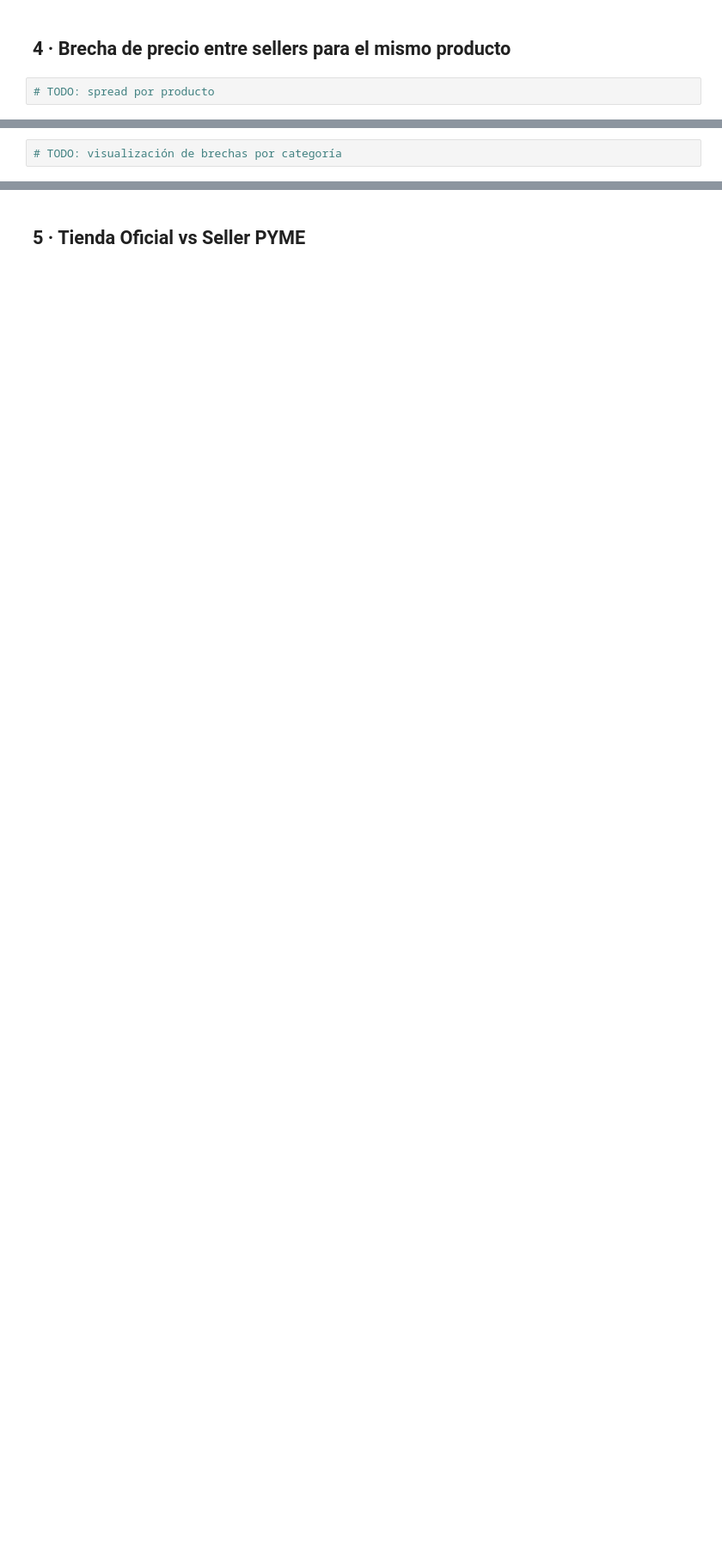
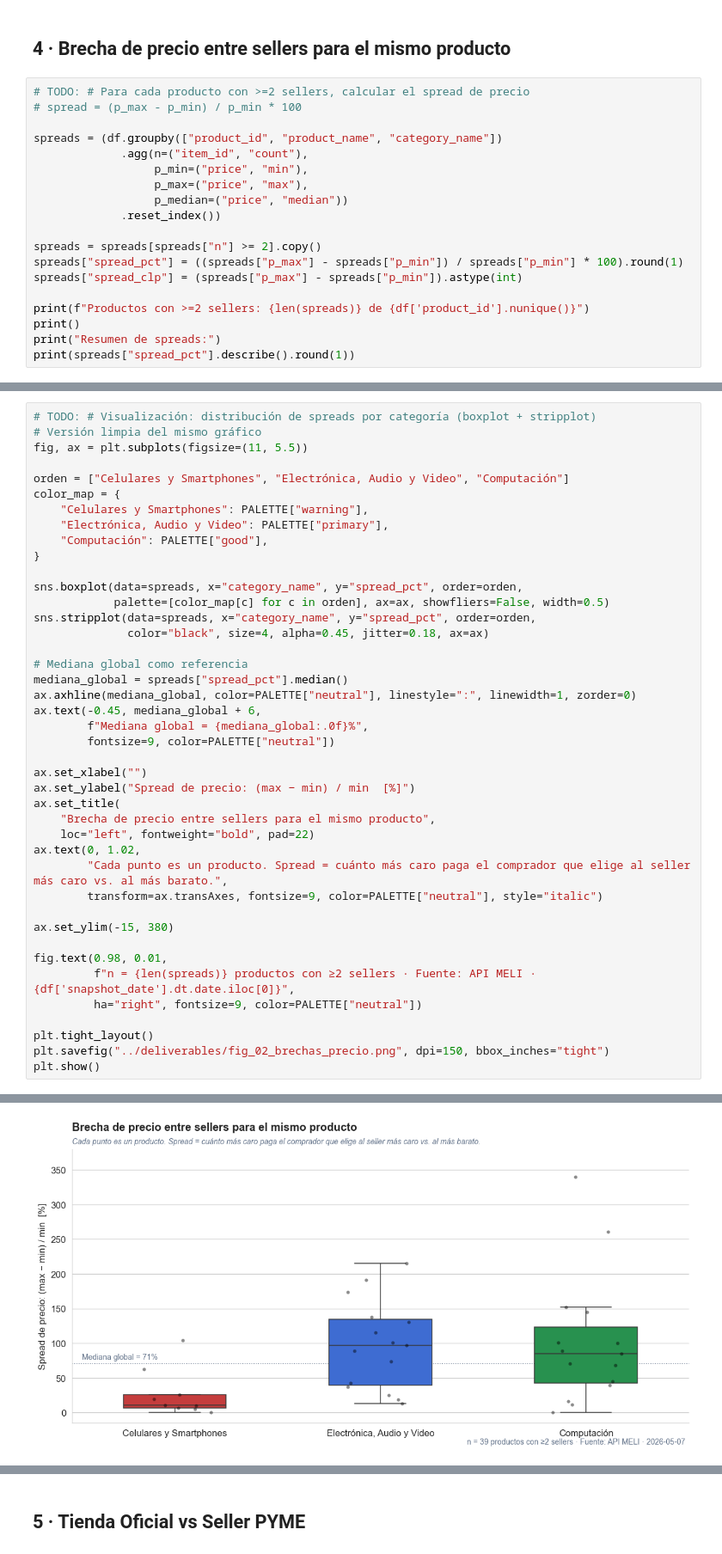
Before and after one commit to JulioPradenas/pricing-health-check-mlc, a Jupyter notebook: notebooks/01_eda.ipynb, the cells around one changed output, grey strips where cells are left out. Shown at 86% size. Drawn from its saved outputs; the diff is of its cells as text; blank space fills up the shorter version.

```diff
--- a/notebooks/01_eda.ipynb
+++ b/notebooks/01_eda.ipynb
@@ -72,4 +148,21 @@ df.info()
 # %% [markdown]
 ## 4 · Brecha de precio entre sellers para el mismo producto
 # %%
-# TODO: spread por producto
+# TODO: # Para cada producto con >=2 sellers, calcular el spread de precio
+# spread = (p_max - p_min) / p_min * 100
+
+spreads = (df.groupby(["product_id", "product_name", "category_name"])
+             .agg(n=("item_id", "count"),
+                  p_min=("price", "min"),
+                  p_max=("price", "max"),
+                  p_median=("price", "median"))
+             .reset_index())
+
+spreads = spreads[spreads["n"] >= 2].copy()
+spreads["spread_pct"] = ((spreads["p_max"] - spreads["p_min"]) / spreads["p_min"] * 100).round(1)
+spreads["spread_clp"] = (spreads["p_max"] - spreads["p_min"]).astype(int)
+
+print(f"Productos con >=2 sellers: {len(spreads)} de {df['product_id'].nunique()}")
+print()
+print("Resumen de spreads:")
+print(spreads["spread_pct"].describe().round(1))
@@ -76,2 +182,43 @@ df.info()
 # %%
-# TODO: visualización de brechas por categoría
+# TODO: # Visualización: distribución de spreads por categoría (boxplot + stripplot)
+# Versión limpia del mismo gráfico
+fig, ax = plt.subplots(figsize=(11, 5.5))
+
+orden = ["Celulares y Smartphones", "Electrónica, Audio y Video", "Computación"]
+color_map = {
+    "Celulares y Smartphones": PALETTE["warning"],
+    "Electrónica, Audio y Video": PALETTE["primary"],
+    "Computación": PALETTE["good"],
+}
+
+sns.boxplot(data=spreads, x="category_name", y="spread_pct", order=orden,
+            palette=[color_map[c] for c in orden], ax=ax, showfliers=False, width=0.5)
+sns.stripplot(data=spreads, x="category_name", y="spread_pct", order=orden,
+              color="black", size=4, alpha=0.45, jitter=0.18, ax=ax)
+
+# Mediana global como referencia
+mediana_global = spreads["spread_pct"].median()
+ax.axhline(mediana_global, color=PALETTE["neutral"], linestyle=":", linewidth=1, zorder=0)
+ax.text(-0.45, mediana_global + 6,
+        f"Mediana global = {mediana_global:.0f}%",
+        fontsize=9, color=PALETTE["neutral"])
+
+ax.set_xlabel("")
+ax.set_ylabel("Spread de precio: (max − min) / min  [%]")
+ax.set_title(
+    "Brecha de precio entre sellers para el mismo producto",
+    loc="left", fontweight="bold", pad=22)
+ax.text(0, 1.02,
+        "Cada punto es un producto. Spread = cuánto más caro paga el comprador que elige al seller más caro vs. al más barato.",
+        transform=ax.transAxes, fontsize=9, color=PALETTE["neutral"], style="italic")
+
+ax.set_ylim(-15, 380)
+
+fig.text(0.98, 0.01,
+         f"n = {len(spreads)} productos con ≥2 sellers · Fuente: API MELI · {df['snapshot_date'].dt.date.iloc[0]}",
+         ha="right", fontsize=9, color=PALETTE["neutral"])
+
+plt.tight_layout()
+plt.savefig("../deliverables/fig_02_brechas_precio.png", dpi=150, bbox_inches="tight")
+plt.show()
+# %% [output]
@@ -78 +228,2 @@ df.info()
+[figure, added]
 # %%
```
Also changed, not shown: parts of 16 cells of this notebook, 4 other files.
